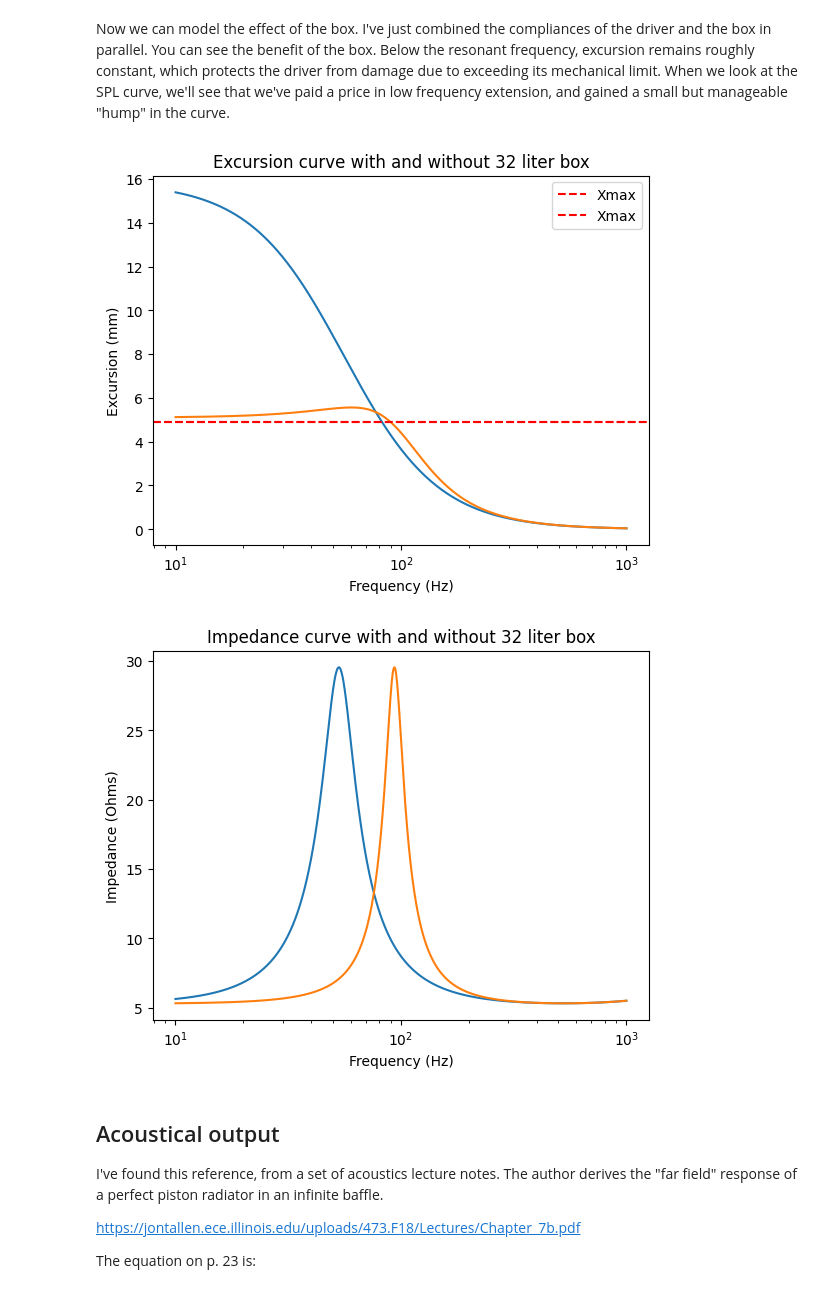
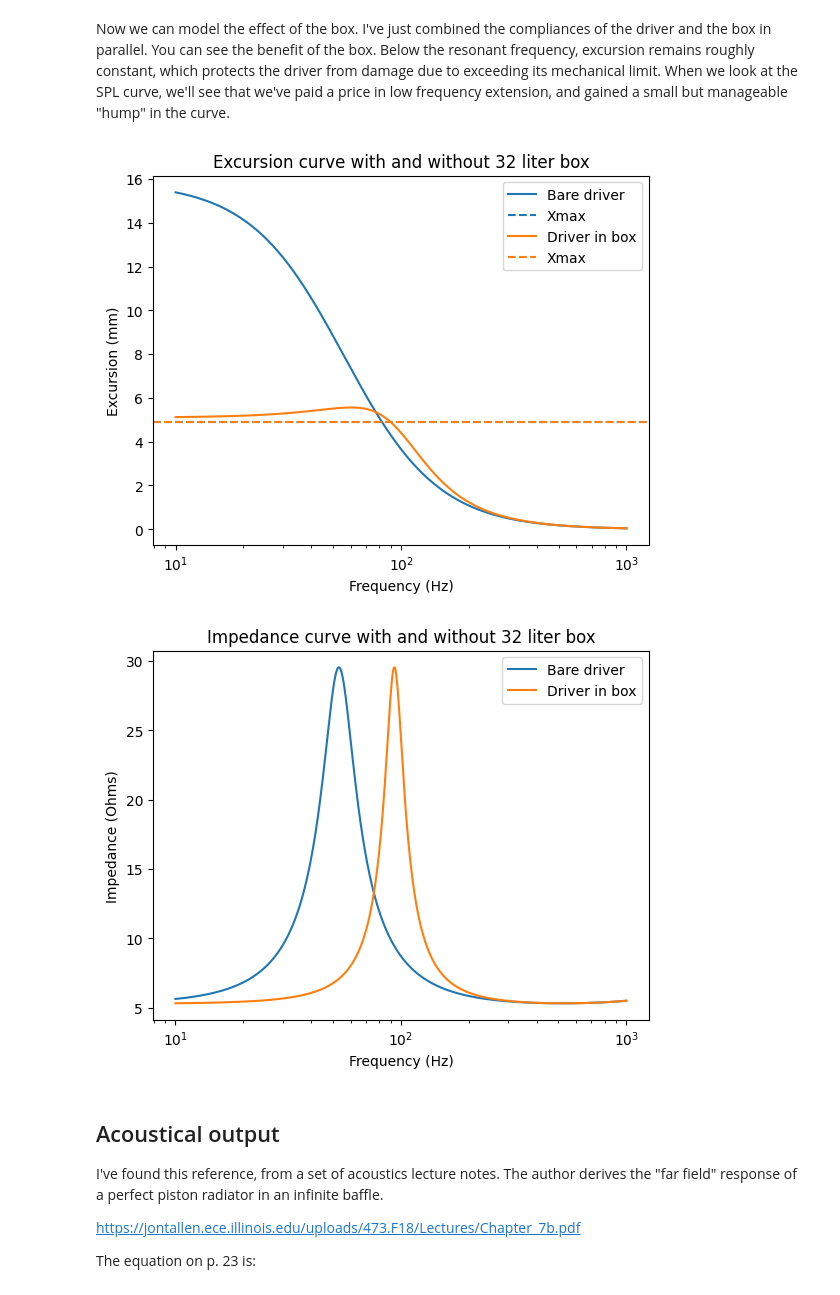
Before and after one commit to bassistTech/SpeakerTheory, a Jupyter notebook: speakerTheorySympy.ipynb, the cells around one changed output. Cells and saved outputs as stored; diff of their text form; code cells hidden in the pictures.

```diff
--- a/speakerTheorySympy.ipynb
+++ b/speakerTheorySympy.ipynb
@@ -170,11 +174,11 @@ Datasheets usually give the Thiele-Small parameters but not always the electrome
 I've elaborated on the constants $c^2 \rho$ in the section about the sealed box.
 # %%
 eq2 = sp.Eq(w_s, 1/sp.sqrt(C_ms*M_ms))
-eq3 = sp.Eq(Q_es, R_e/Bl**2*sp.sqrt(M_ms/C_ms))
+eq3 = sp.Eq(Q_es, R_e/BL**2*sp.sqrt(M_ms/C_ms))
 eq4 = sp.Eq(Q_ms, sp.sqrt(M_ms/C_ms)/R_ms)
 eq5 = sp.Eq(V_as, rho*c**2*S_d**2*C_ms)
 
-params = sp.solve((eq2, eq3, eq4, eq5), (C_ms, M_ms, R_ms, Bl))[0]
+params = sp.solve((eq2, eq3, eq4, eq5), (C_ms, M_ms, R_ms, BL))[0]
 display(eq2)
 display(eq3)
 display(eq4)
@@ -183,6 +187,7 @@ display('Formulas for computing EM parameters from TS parameters')
 displayEq('C_{ms}', params[0])
 displayEq('M_{ms}', params[1])
 displayEq('R_{ms}', params[2])
-displayEq('B_{l}', params[3])
+displayEq('BL', params[3])
+em_parameters = {C_ms: params[0], M_ms: params[1], R_ms: params[2], BL: params[3]}
 # %% [output]
 $\displaystyle w_{s} = \frac{1}{\sqrt{C_{ms}} \sqrt{M_{ms}}}$
@@ -247,7 +253,7 @@ box_params[w_p] = 2*sp.pi*box_params[f_port]
 This code creates a set of electromechanical parameters for the driver and box.
 # %%
 em_params = driver_params | {sym: p.subs(driver_params)
-                             for sym, p in zip([C_ms, M_ms, R_ms, Bl], params)}
+                                for sym, p in zip([C_ms, M_ms, R_ms, BL], params)}
 
 em_params |= box_params
 
@@ -278,7 +284,7 @@ The **subs()** method lets you substitute an entire list of parameters into an e
 fa = np.logspace(1, 3, 1000)
 wa = 2*np.pi*fa
 
-def excursion_curve(em_params, verbose = False):
+def excursion_curve(em_params, verbose = False, label = ''):
     '''
     First, substitute the EM parameters into the excursion function. This
     results in an expression that's purely a function of omega. It's ugly,
@@ -296,12 +302,15 @@ def excursion_curve(em_params, verbose = False):
     '''
     Finally, plot it.
     '''
-    plt.semilogx(fa, np.abs(xfunc_np(wa))*1000)
-    plt.gca().axhline(em_params['X_max']*1000, color='r', linestyle='--', label = 'Xmax')
-    plt.title('Excursion curve of Eminence 2512-ii at ' + str(em_params['P_in_rms']) + ' W RMS')
+    plt.semilogx(fa, np.abs(xfunc_np(wa))*1000, label=label)
+    last_line = plt.gca().get_lines()[-1]
+    last_line_color = last_line.get_color()
+    plt.gca().axhline(em_params['X_max']*1000, color=last_line_color, linestyle='--', label = 'Xmax')
     plt.xlabel('Frequency (Hz)')
     plt.ylabel('Excursion (mm)')
     plt.legend()
 
-excursion_curve(em_params)
+excursion_curve(em_params, label = 'Bare driver')
+plt.title('Excursion curve of Eminence 2512-ii at ' + str(em_params['P_in_rms']) + ' W RMS')
+plt.show()
 # %% [output]
@@ -311,14 +320,15 @@ excursion_curve(em_params)
 
 Same basic schtick.
 # %%
-def impedance_curve(em_params):
+def impedance_curve(em_params, label = ''):
     zfunc_sp = z_driver.subs(em_params)
     zfunc_np = sp.lambdify(omega, zfunc_sp, 'numpy')
     zabs = np.abs(zfunc_np(wa))
-    plt.semilogx(fa, zabs)
-    plt.title('Impedance curve of DeltaLite 2512-ii')
+    plt.semilogx(fa, zabs, label = label)
     plt.xlabel('Frequency (Hz)')
     plt.ylabel('Impedance (Ohms)')
+    plt.legend()
 
-impedance_curve(em_params)
+impedance_curve(em_params, label = 'Bare driver')
+plt.title('Impedance curve of DeltaLite 2512-ii')
 # %% [output]
@@ -371,19 +382,20 @@ $\displaystyle C_{box} = \frac{V_{box}}{S_{d}^{2} c^{2} \rho}$
 # %% [markdown]
 Now we can model the effect of the box. I've just combined the compliances of the driver and the box in parallel. You can see the benefit of the box. Below the resonant frequency, excursion remains roughly constant, which protects the driver from damage due to exceeding its mechanical limit. When we look at the SPL curve, we'll see that we've paid a price in low frequency extension, and gained a small but manageable "hump" in the curve.
 # %%
-em_box_params = dict(em_params)
+# deepcopy lets us modify em_box_params without changing the contents of em_params
+em_box_params = copy.deepcopy(em_params)
 em_box_params[C_ms] = 1/(1/em_params[C_ms] + 1/(C_box.subs(driver_params)))
-excursion_curve(em_params)
-excursion_curve(em_box_params)
+excursion_curve(em_params, label = 'Bare driver')
+excursion_curve(em_box_params, label = 'Driver in box')
 plt.title('Excursion curve with and without 32 liter box')
 plt.show()
-impedance_curve(em_params)
-impedance_curve(em_box_params)
+impedance_curve(em_params, label = 'Bare driver')
+impedance_curve(em_box_params, label = 'Driver in box')
 plt.title('Impedance curve with and without 32 liter box')
 plt.show()
 # %% [output]
-[figure, old version]
+[figure, new version]
-[figure, old version]
+[figure, new version]
 # %% [markdown]
 ## Acoustical output
 
```
Also changed, not shown: parts of 30 cells of this notebook, 58 other files.
